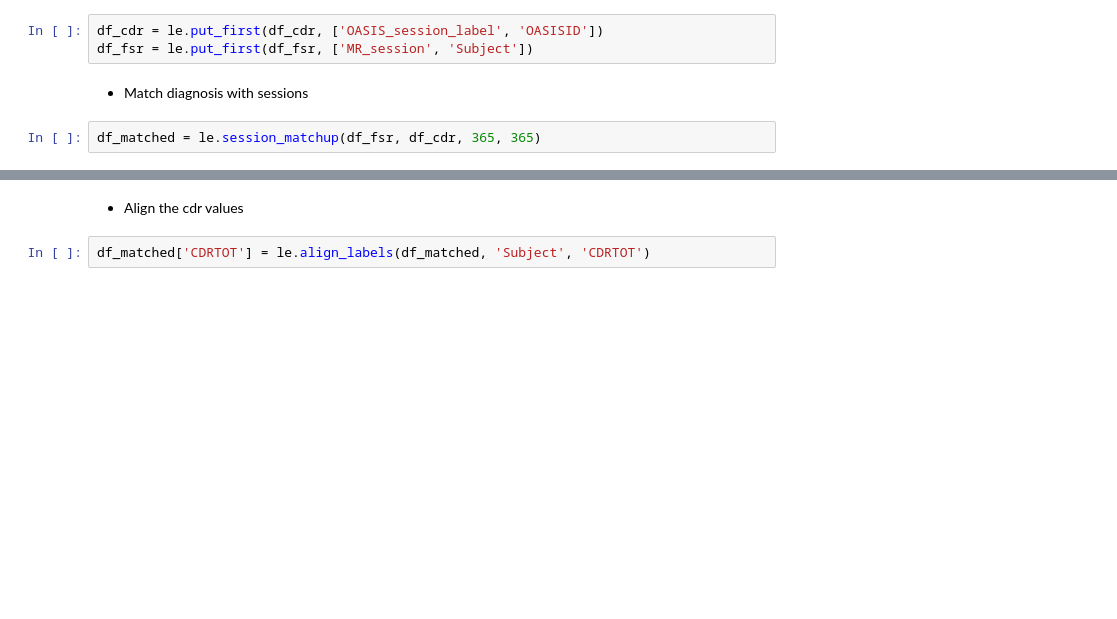
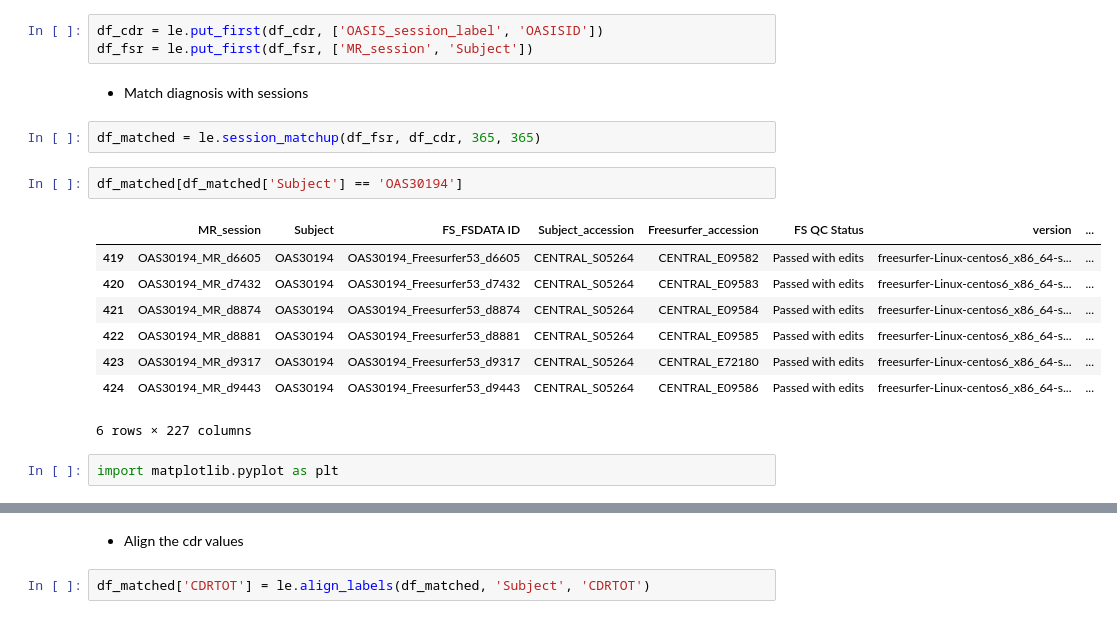
Before and after one commit to GiacomoDetomaso/alzheimer-mci-project, a Jupyter notebook: notebooks/2_target_label_definition.ipynb, the cells around one changed output, grey strips where cells are left out. Saved outputs shown, nothing was run; the diff lists cells and outputs as text; blank space fills up the shorter version.

```diff
--- a/notebooks/2_target_label_definition.ipynb
+++ b/notebooks/2_target_label_definition.ipynb
@@ -79,3 +91,16 @@ df_fsr = le.put_first(df_fsr, ['MR_session', 'Subject'])
 - Match diagnosis with sessions
 # %%
 df_matched = le.session_matchup(df_fsr, df_cdr, 365, 365)
+# %%
+df_matched[df_matched['Subject'] == 'OAS30194']
+# %% [output]
+|  | MR_session | Subject | FS_FSDATA ID | Subject_accession | Freesurfer_accession | FS QC Status | version | ... |
+| 419 | OAS30194_MR_d6605 | OAS30194 | OAS30194_Freesurfer53_d6605 | CENTRAL_S05264 | CENTRAL_E09582 | Passed with edits | freesurfer-Linux-centos6_x86_64-s... | ... |
+| 420 | OAS30194_MR_d7432 | OAS30194 | OAS30194_Freesurfer53_d7432 | CENTRAL_S05264 | CENTRAL_E09583 | Passed with edits | freesurfer-Linux-centos6_x86_64-s... | ... |
+| 421 | OAS30194_MR_d8874 | OAS30194 | OAS30194_Freesurfer53_d8874 | CENTRAL_S05264 | CENTRAL_E09584 | Passed with edits | freesurfer-Linux-centos6_x86_64-s... | ... |
+| 422 | OAS30194_MR_d8881 | OAS30194 | OAS30194_Freesurfer53_d8881 | CENTRAL_S05264 | CENTRAL_E09585 | Passed with edits | freesurfer-Linux-centos6_x86_64-s... | ... |
+| 423 | OAS30194_MR_d9317 | OAS30194 | OAS30194_Freesurfer53_d9317 | CENTRAL_S05264 | CENTRAL_E72180 | Passed with edits | freesurfer-Linux-centos6_x86_64-s... | ... |
+| 424 | OAS30194_MR_d9443 | OAS30194 | OAS30194_Freesurfer53_d9443 | CENTRAL_S05264 | CENTRAL_E09586 | Passed with edits | freesurfer-Linux-centos6_x86_64-s... | ... |
+6 rows × 227 columns
+# %%
+import matplotlib.pyplot as plt
```
Also changed, not shown: parts of 15 cells of this notebook, 20 other files.
